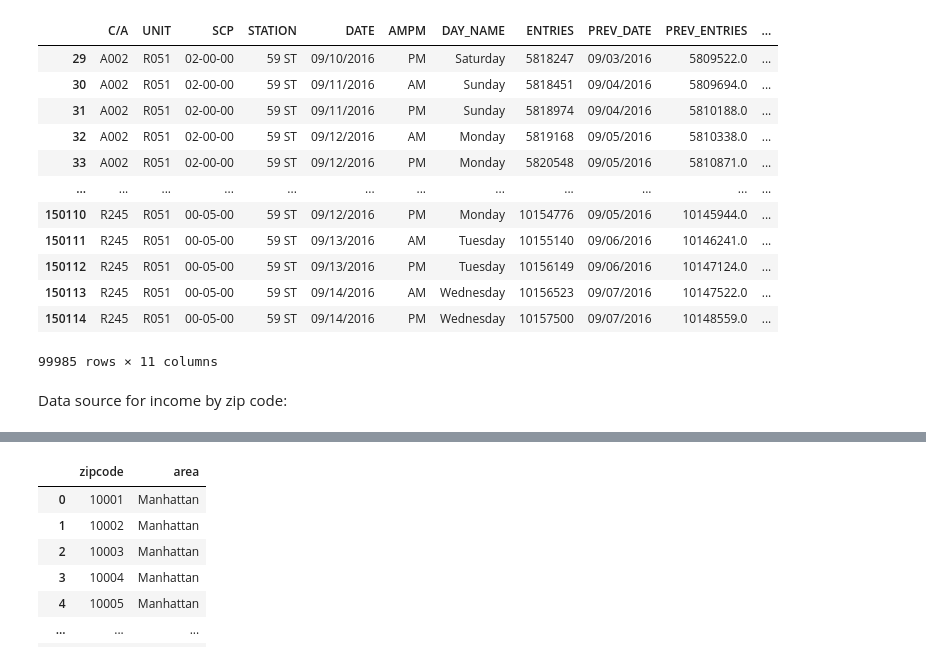
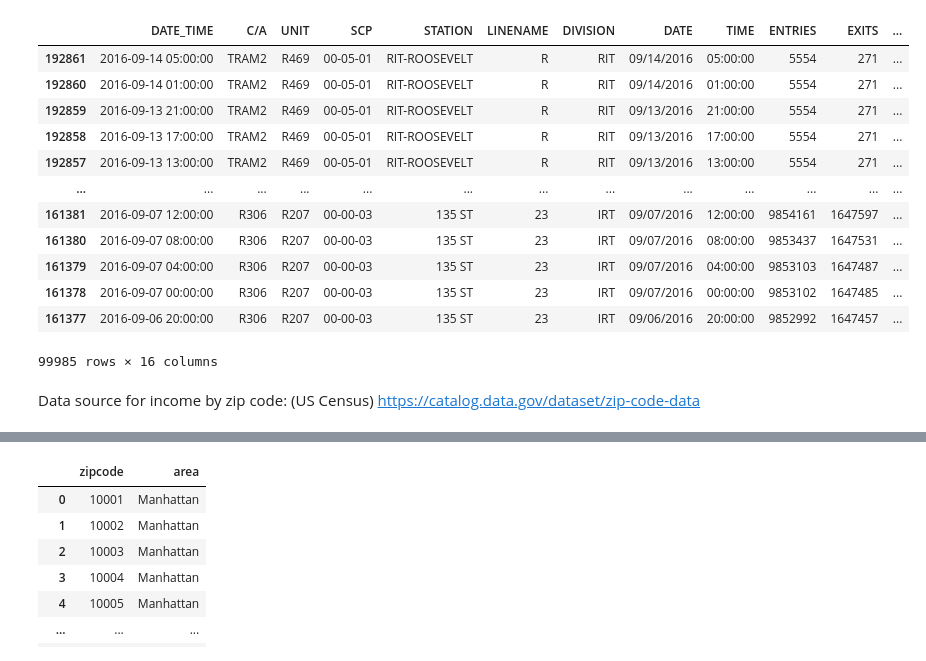
Before and after one commit to weizhao-BME/metis-project1, a Jupyter notebook: income_analysis.ipynb, the cells around one changed output, grey strips where cells are left out. Drawn from its saved outputs; the diff is of its cells as text; code cells hidden in the pictures.

Commit message:
Update income_analysis NB with get_zip

```diff
--- a/income_analysis.ipynb
+++ b/income_analysis.ipynb
@@ -8,21 +7,21 @@ daily_entries = get_daily_entries(df)
 # %%
-daily_entries.head(100000).tail(99985)
+df.head(100000).tail(99985)
 # %% [output]
-|  | C/A | UNIT | SCP | STATION | DATE | AMPM | DAY_NAME | ENTRIES | PREV_DATE | PREV_ENTRIES | ... |
-| 29 | A002 | R051 | 02-00-00 | 59 ST | 09/10/2016 | PM | Saturday | 5818247 | 09/03/2016 | 5809522.0 | ... |
-| 30 | A002 | R051 | 02-00-00 | 59 ST | 09/11/2016 | AM | Sunday | 5818451 | 09/04/2016 | 5809694.0 | ... |
-| 31 | A002 | R051 | 02-00-00 | 59 ST | 09/11/2016 | PM | Sunday | 5818974 | 09/04/2016 | 5810188.0 | ... |
-| 32 | A002 | R051 | 02-00-00 | 59 ST | 09/12/2016 | AM | Monday | 5819168 | 09/05/2016 | 5810338.0 | ... |
-| 33 | A002 | R051 | 02-00-00 | 59 ST | 09/12/2016 | PM | Monday | 5820548 | 09/05/2016 | 5810871.0 | ... |
-| ... | ... | ... | ... | ... | ... | ... | ... | ... | ... | ... | ... |
-| 150110 | R245 | R051 | 00-05-00 | 59 ST | 09/12/2016 | PM | Monday | 10154776 | 09/05/2016 | 10145944.0 | ... |
-| 150111 | R245 | R051 | 00-05-00 | 59 ST | 09/13/2016 | AM | Tuesday | 10155140 | 09/06/2016 | 10146241.0 | ... |
-| 150112 | R245 | R051 | 00-05-00 | 59 ST | 09/13/2016 | PM | Tuesday | 10156149 | 09/06/2016 | 10147124.0 | ... |
-| 150113 | R245 | R051 | 00-05-00 | 59 ST | 09/14/2016 | AM | Wednesday | 10156523 | 09/07/2016 | 10147522.0 | ... |
-| 150114 | R245 | R051 | 00-05-00 | 59 ST | 09/14/2016 | PM | Wednesday | 10157500 | 09/07/2016 | 10148559.0 | ... |
+|  | DATE_TIME | C/A | UNIT | SCP | STATION | LINENAME | DIVISION | DATE | TIME | ENTRIES | EXITS | ... |
+| 192861 | 2016-09-14 05:00:00 | TRAM2 | R469 | 00-05-01 | RIT-ROOSEVELT | R | RIT | 09/14/2016 | 05:00:00 | 5554 | 271 | ... |
+| 192860 | 2016-09-14 01:00:00 | TRAM2 | R469 | 00-05-01 | RIT-ROOSEVELT | R | RIT | 09/14/2016 | 01:00:00 | 5554 | 271 | ... |
+| 192859 | 2016-09-13 21:00:00 | TRAM2 | R469 | 00-05-01 | RIT-ROOSEVELT | R | RIT | 09/13/2016 | 21:00:00 | 5554 | 271 | ... |
+| 192858 | 2016-09-13 17:00:00 | TRAM2 | R469 | 00-05-01 | RIT-ROOSEVELT | R | RIT | 09/13/2016 | 17:00:00 | 5554 | 271 | ... |
+| 192857 | 2016-09-13 13:00:00 | TRAM2 | R469 | 00-05-01 | RIT-ROOSEVELT | R | RIT | 09/13/2016 | 13:00:00 | 5554 | 271 | ... |
+| ... | ... | ... | ... | ... | ... | ... | ... | ... | ... | ... | ... | ... |
+| 161381 | 2016-09-07 12:00:00 | R306 | R207 | 00-00-03 | 135 ST | 23 | IRT | 09/07/2016 | 12:00:00 | 9854161 | 1647597 | ... |
+| 161380 | 2016-09-07 08:00:00 | R306 | R207 | 00-00-03 | 135 ST | 23 | IRT | 09/07/2016 | 08:00:00 | 9853437 | 1647531 | ... |
+| 161379 | 2016-09-07 04:00:00 | R306 | R207 | 00-00-03 | 135 ST | 23 | IRT | 09/07/2016 | 04:00:00 | 9853103 | 1647487 | ... |
+| 161378 | 2016-09-07 00:00:00 | R306 | R207 | 00-00-03 | 135 ST | 23 | IRT | 09/07/2016 | 00:00:00 | 9853102 | 1647485 | ... |
+| 161377 | 2016-09-06 20:00:00 | R306 | R207 | 00-00-03 | 135 ST | 23 | IRT | 09/06/2016 | 20:00:00 | 9852992 | 1647457 | ... |
-99985 rows × 11 columns
+99985 rows × 16 columns
 # %% [markdown]
-Data source for income by zip code:
+Data source for income by zip code: (US Census) https://catalog.data.gov/dataset/zip-code-data
 # %%
 import pandas as pd
 import numpy as np
```
Also changed, not shown: parts of 12 cells of this notebook.
